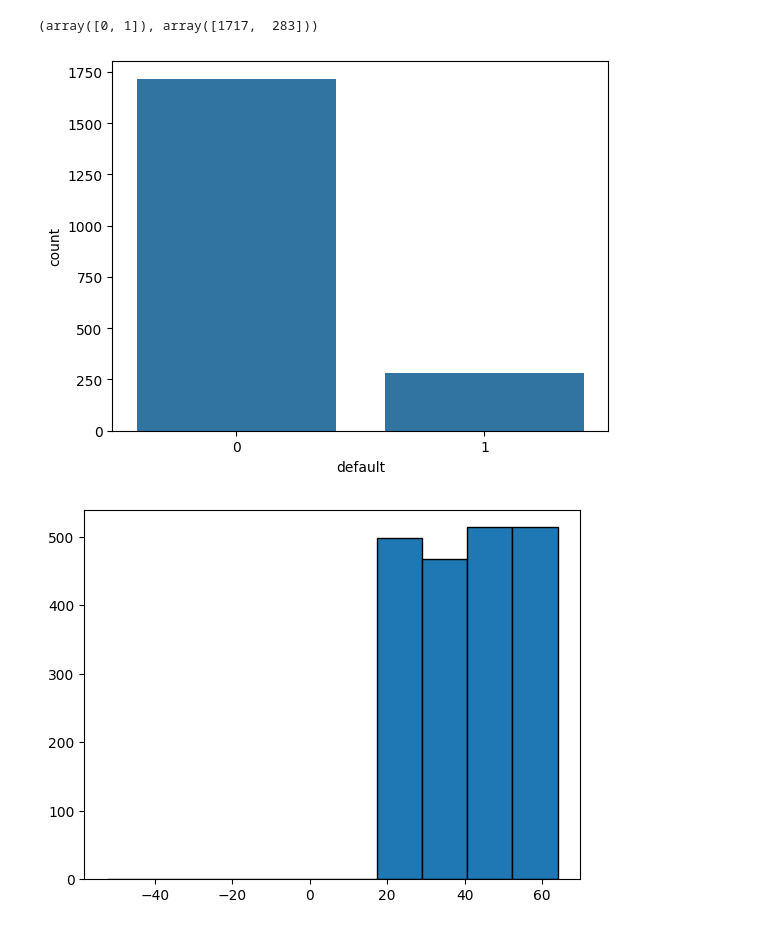
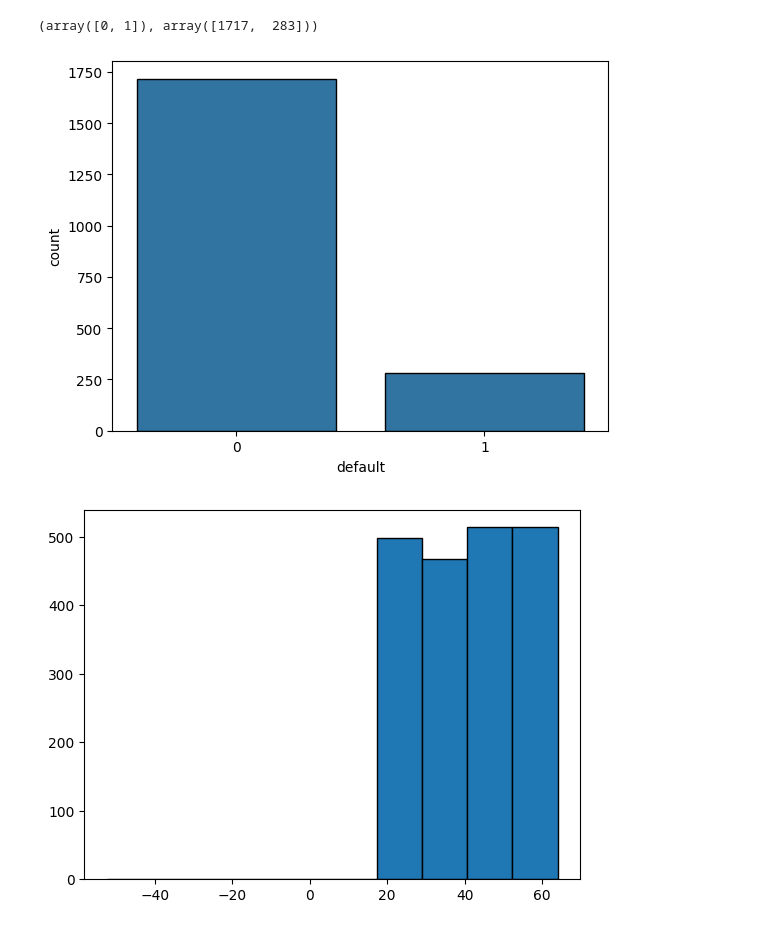
Before and after one commit to GabrielFePL/Machine-Learning-Fatec-Matao, a Jupyter notebook: DataNormalizationAndTrainTestSplit_Class_27_03.ipynb, the cells around one changed output. Cells and saved outputs as stored; diff of their text form; code cells hidden in the pictures.

```diff
--- a/DataNormalizationAndTrainTestSplit_Class_27_03.ipynb
+++ b/DataNormalizationAndTrainTestSplit_Class_27_03.ipynb
@@ -133,9 +133,9 @@ np.unique(credit_dataframe['default'], return_counts=True)
 # %% [output]
 (array([0, 1]), array([1717,  283]))
 # %%
-sns.countplot(x = credit_dataframe['default']);
+sns.countplot(x = credit_dataframe['default'], edgecolor = 'black');
 # %% [output]
-[figure, old version]
+[figure, new version]
 # %%
 plt.hist(x = credit_dataframe['age'], edgecolor = 'black');
 # %% [output]
```
